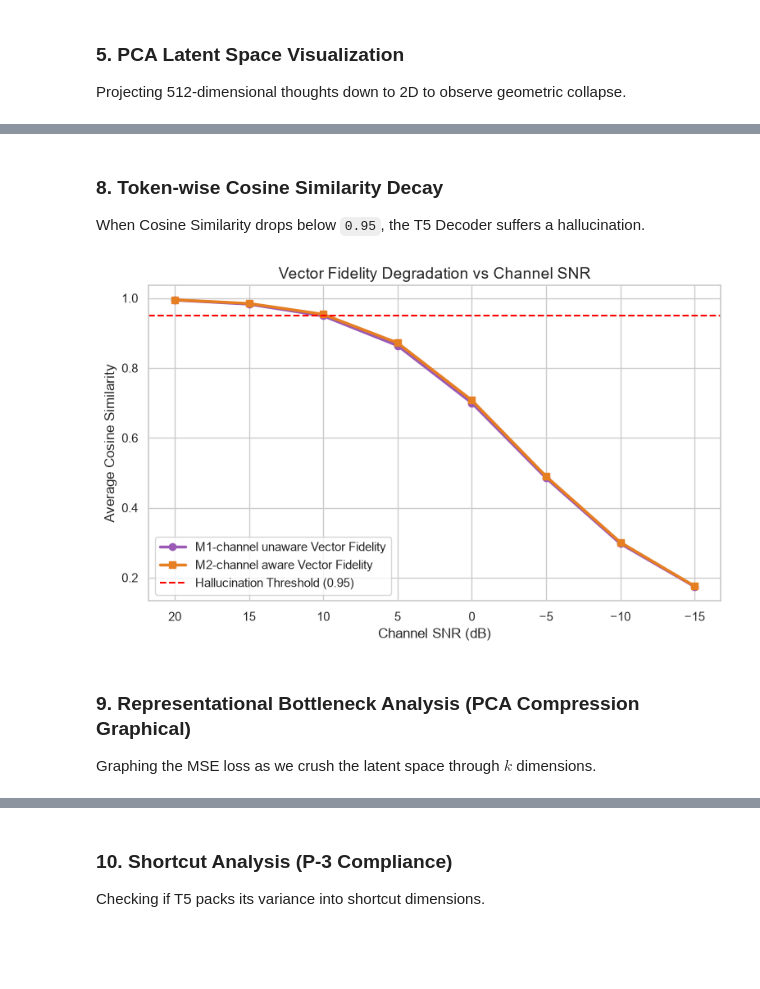
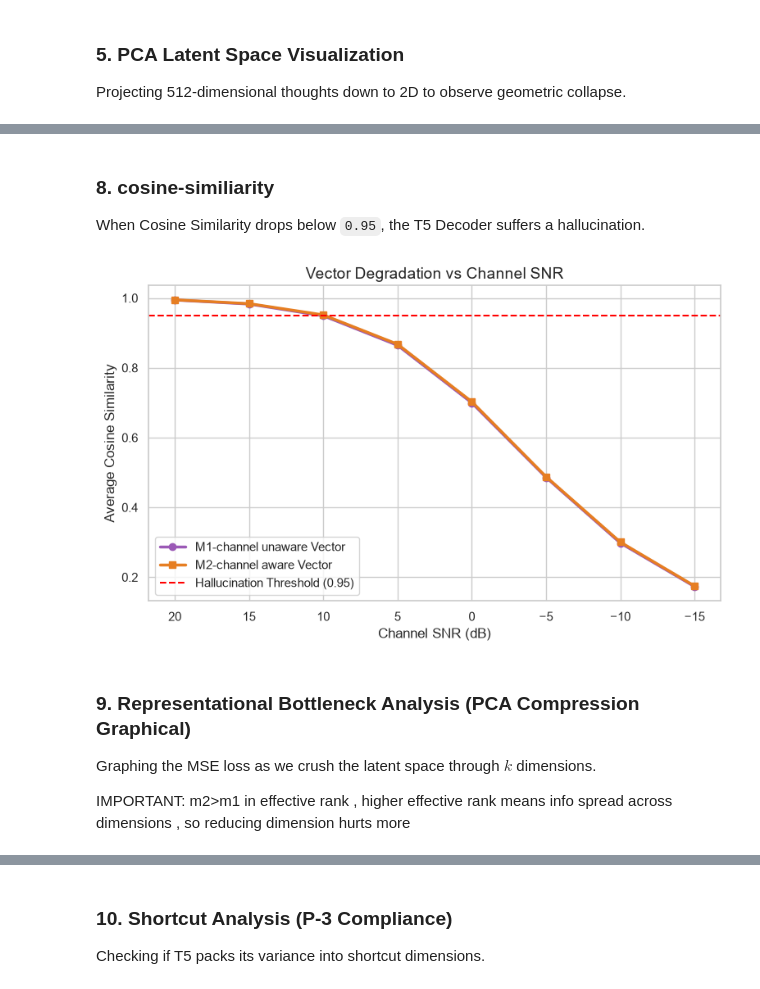
Before and after one commit to arpit-raj-001/semantic_communication_for_6G, a Jupyter notebook: notebooks/00_phase_2_mathematical_analysis.ipynb, the cells around one changed output, grey strips where cells are left out. Saved outputs shown, nothing was run; the diff lists cells and outputs as text; code cells hidden in the pictures; blank space fills up the shorter version.

```diff
--- a/notebooks/00_phase_2_mathematical_analysis.ipynb
+++ b/notebooks/00_phase_2_mathematical_analysis.ipynb
@@ -248,36 +248,38 @@ plt.show()
 # %% [markdown]
-### 8. Token-wise Cosine Similarity Decay
+### 8. cosine-similiarity
 When Cosine Similarity drops below `0.95`, the T5 Decoder suffers a hallucination.
 # %%
 def calculate_cosine_decay(pristine, model, snr_sweep):
     cos = torch.nn.CosineSimilarity(dim=1, eps=1e-6)
     results = []
     with torch.no_grad():
         for snr in snr_sweep:
             noisy = model.channel(pristine.unsqueeze(0), snr_db_override=snr).squeeze(0)
             results.append(cos(pristine, noisy).mean().item())
     return results
 
 snr_range = [20.0, 15.0, 10.0, 5.0, 0.0, -5.0, -10.0, -15.0]
 cos_m1 = calculate_cosine_decay(h1_pristine, model1, snr_range)
 
 plt.figure(figsize=(9, 5))
-plt.plot(snr_range, cos_m1, marker='o', lw=2.5, color='#9b59b6', label='M1-channel unaware Vector Fidelity')
+plt.plot(snr_range, cos_m1, marker='o', lw=2.5, color='#9b59b6', label='M1-channel unaware Vector')
 if model2_available:
     cos_m2 = calculate_cosine_decay(h2_pristine, model2, snr_range)
-    plt.plot(snr_range, cos_m2, marker='s', lw=2.5, color='#e67e22', label='M2-channel aware Vector Fidelity')
+    plt.plot(snr_range, cos_m2, marker='s', lw=2.5, color='#e67e22', label='M2-channel aware Vector')
 plt.axhline(0.95, color='red', linestyle='--', label='Hallucination Threshold (0.95)')
 plt.gca().invert_xaxis()
-plt.title("Vector Fidelity Degradation vs Channel SNR", fontsize=14)
+plt.title("Vector Degradation vs Channel SNR", fontsize=14)
 plt.xlabel("Channel SNR (dB)")
 plt.ylabel("Average Cosine Similarity")
 plt.legend()
 plt.show()
 # %% [output]
-[figure, old version]
+[figure, new version]
 # %% [markdown]
 ### 9. Representational Bottleneck Analysis (PCA Compression Graphical)
 Graphing the MSE loss as we crush the latent space through $k$ dimensions.
+
+IMPORTANT: m2>m1 in effective rank , higher effective rank means info spread across dimensions , so reducing dimension hurts more
 # %%
 def bottleneck_compression(pristine, k_vals):
     numpy_data = pristine.cpu().numpy()
```
Also changed, not shown: parts of 10 cells of this notebook, 15 other files.
